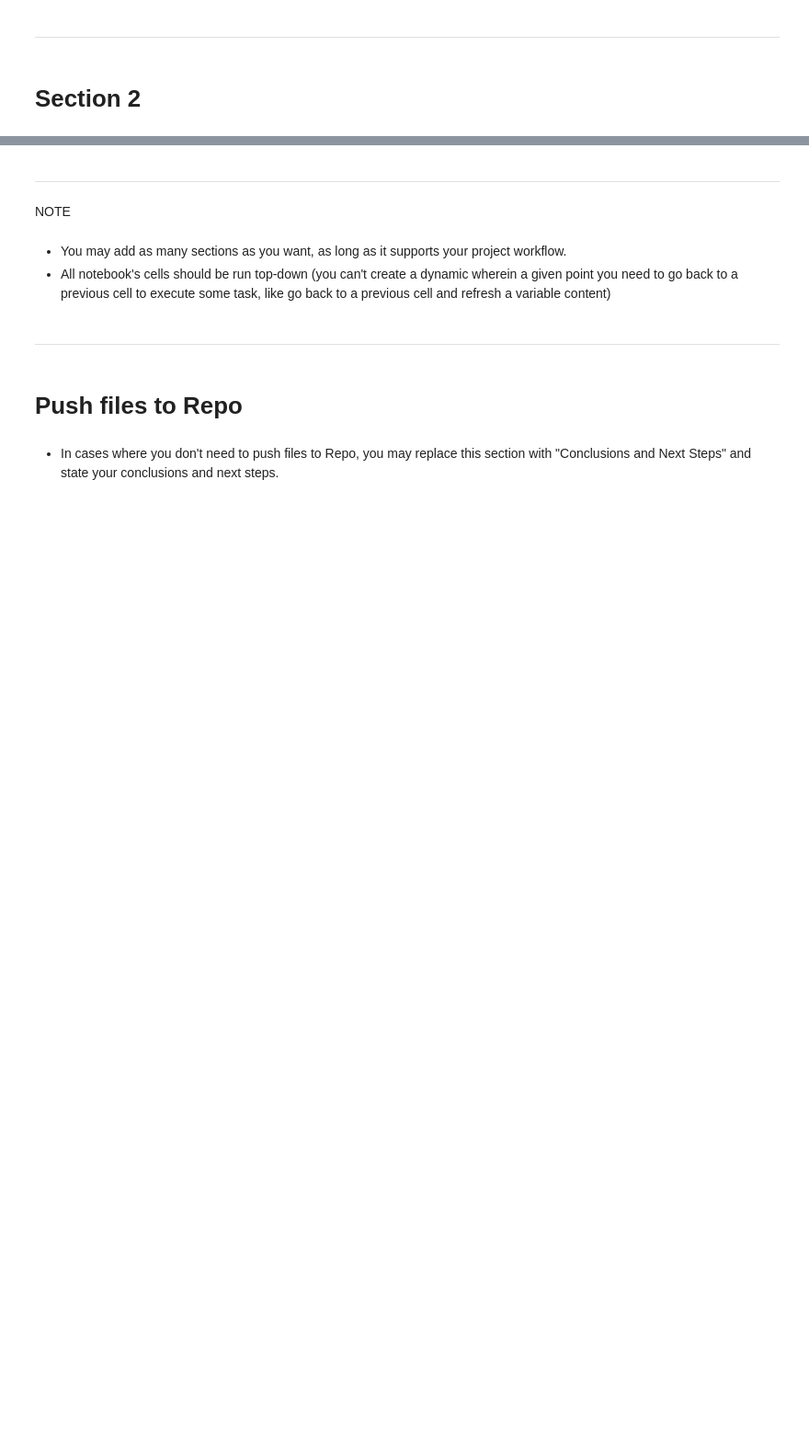
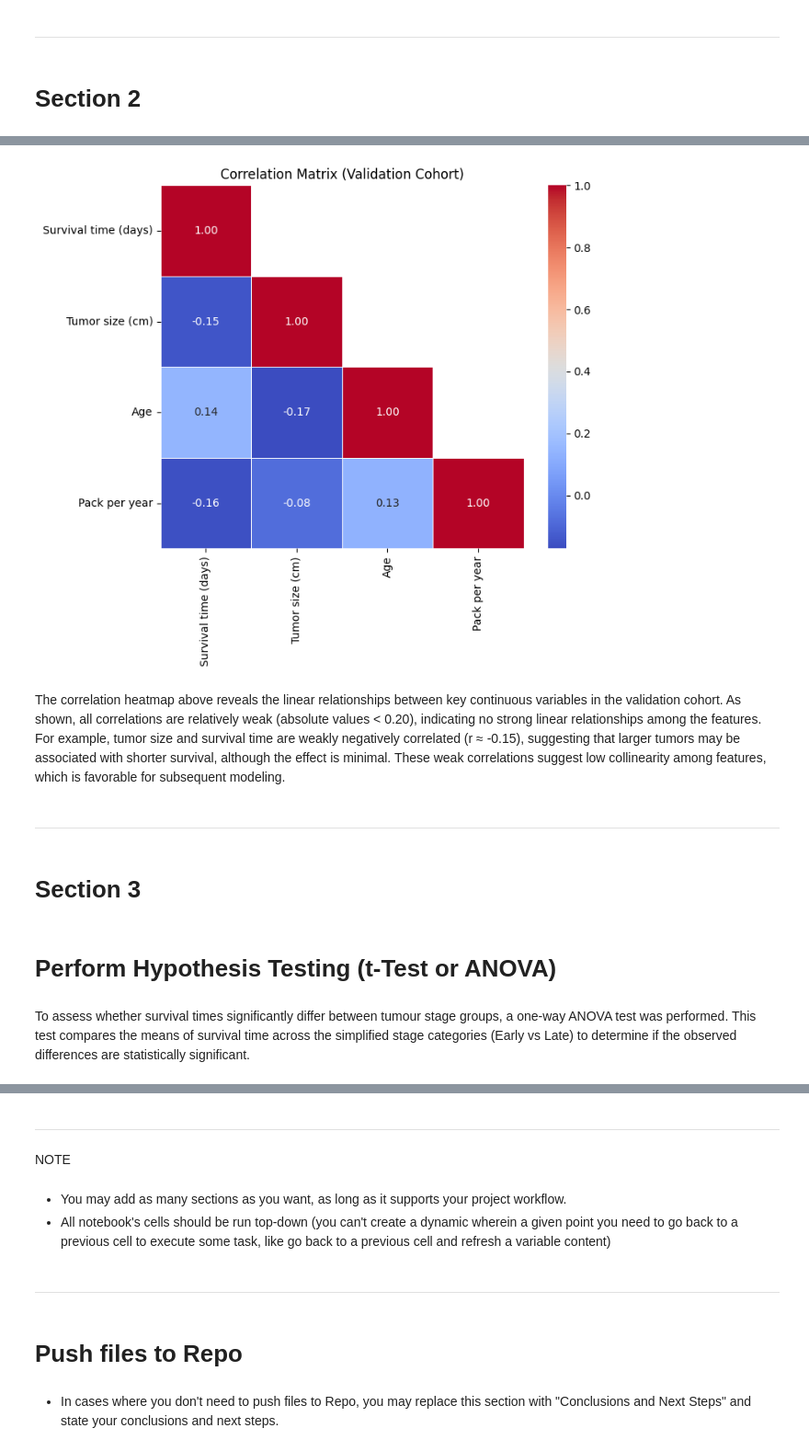
Before and after one commit to Petal-DA/clinical-survival-analysis, a Jupyter notebook: jupyter_notebooks/3_modeling.ipynb, the cells around one changed output, grey strips where cells are left out. Shown at 92% size. Cells and saved outputs as stored; diff of their text form; code cells hidden in the pictures; blank space fills up the shorter version.

Commit message:
edit notebook 3 - modelling

```diff
--- a/jupyter_notebooks/3_modeling.ipynb
+++ b/jupyter_notebooks/3_modeling.ipynb
@@ -47,0 +61,21 @@ Section 1 content
+# %%
+# 1. Load libraries
+import pandas as pd
+import numpy as np
+from sklearn.model_selection import train_test_split
+from sklearn.linear_model import LogisticRegression
+from sklearn.linear_model import LinearRegression
+from sklearn.metrics import accuracy_score, confusion_matrix, roc_auc_score, roc_curve
+import matplotlib.pyplot as plt
+import seaborn as sns
+import plotly.express as px
+
+# 2. Load cleaned datasets
+discovery = pd.read_csv("data/cleaned/discovery_clean.csv")
+validation = pd.read_csv("data/cleaned/validation_clean.csv")
+
+# 3. Preview
+print("Discovery cohort shape:", discovery.shape)
+print("Validation cohort shape:", validation.shape)
+display(discovery.head())
+display(validation.head())
@@ -53,0 +124,29 @@ Section 2 content
+# %%
+import numpy as np
+import seaborn as sns
+import matplotlib.pyplot as plt
+
+# Select numeric columns
+numeric_cols = ['Survival time (days)', 'Tumor size (cm)', 'Age', 'Pack per year']
+corr = validation[numeric_cols].corr()
+
+# Create mask for upper triangle *excluding* the diagonal
+mask = np.triu(np.ones_like(corr, dtype=bool), k=1)
+
+# Plot heatmap
+plt.figure(figsize=(8, 6))
+sns.heatmap(corr, mask=mask, annot=True, cmap='coolwarm', fmt=".2f", square=True, linewidths=0.5)
+plt.title('Correlation Matrix (Validation Cohort)')
+plt.show()
+# %% [output]
+[figure, added]
+# %% [markdown]
+The correlation heatmap above reveals the linear relationships between key continuous variables in the validation cohort. As shown, all correlations are relatively weak (absolute values < 0.20), indicating no strong linear relationships among the features. For example, tumor size and survival time are weakly negatively correlated (r ≈ -0.15), suggesting that larger tumors may be associated with shorter survival, although the effect is minimal. These weak correlations suggest low collinearity among features, which is favorable for subsequent modeling.
+# %% [markdown]
+---
+# %% [markdown]
+# Section 3
+# %% [markdown]
+# Perform Hypothesis Testing (t-Test or ANOVA)
+# %% [markdown]
+To assess whether survival times significantly differ between tumour stage groups, a one-way ANOVA test was performed. This test compares the means of survival time across the simplified stage categories (Early vs Late) to determine if the observed differences are statistically significant.
```
Also changed, not shown: parts of 19 cells of this notebook.
